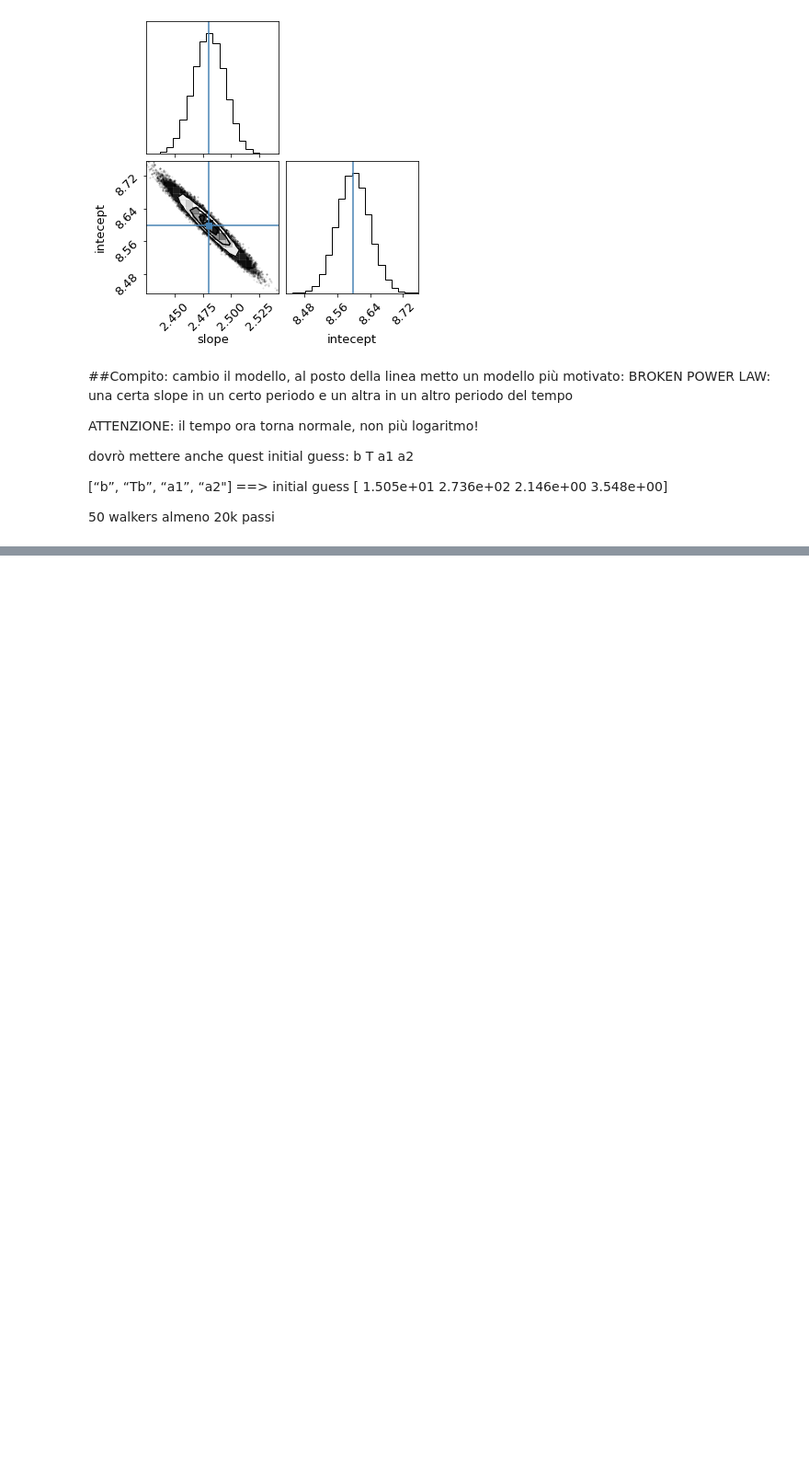
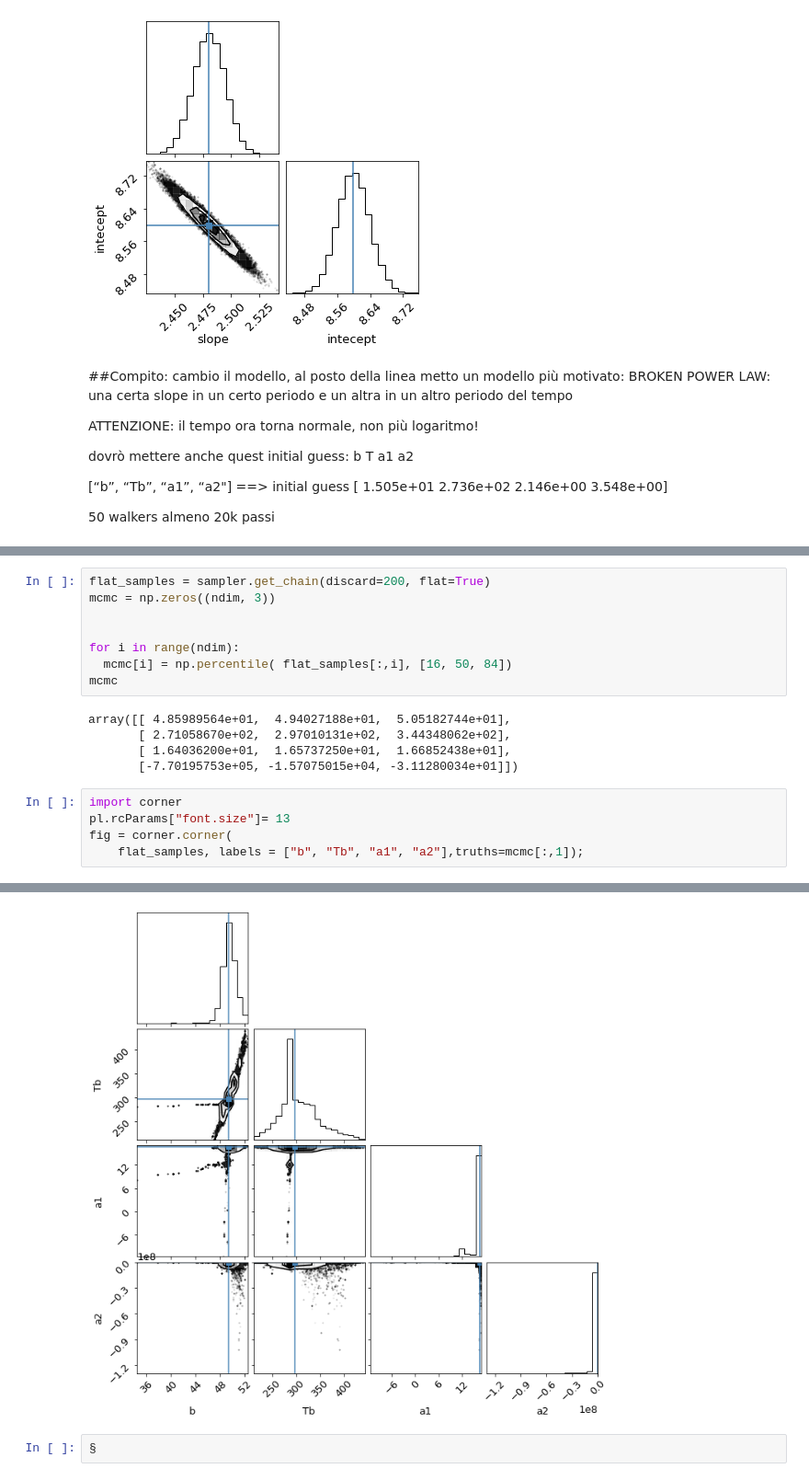
Before and after one commit to FrancescoZanni/MLPNS_FZanni, a Jupyter notebook: FittingLineToGRBAfterglows_instructionsEsercitazioneWeek3.ipynb, the cells around one changed output, grey strips where cells are left out. Shown at 92% size. Saved outputs shown, nothing was run; the diff lists cells and outputs as text; blank space fills up the shorter version.

```diff
--- a/FittingLineToGRBAfterglows_instructionsEsercitazioneWeek3.ipynb
+++ b/FittingLineToGRBAfterglows_instructionsEsercitazioneWeek3.ipynb
@@ -633,0 +704,19 @@ almeno 20k passi
+# %%
+flat_samples = sampler.get_chain(discard=200, flat=True)
+mcmc = np.zeros((ndim, 3))
+
+
+for i in range(ndim):
+  mcmc[i] = np.percentile( flat_samples[:,i], [16, 50, 84])
+mcmc
+# %% [output]
+array([[ 4.85989564e+01,  4.94027188e+01,  5.05182744e+01],
+       [ 2.71058670e+02,  2.97010131e+02,  3.44348062e+02],
+       [ 1.64036200e+01,  1.65737250e+01,  1.66852438e+01],
+       [-7.70195753e+05, -1.57075015e+04, -3.11280034e+01]])
+# %%
+import corner
+pl.rcParams["font.size"]= 13
+fig = corner.corner(
+    flat_samples, labels = ["b", "Tb", "a1", "a2"],truths=mcmc[:,1]);
+# %% [output]
@@ -633,0 +726,3 @@ almeno 20k passi
+[figure, added]
+# %%
+§
```
Also changed, not shown: parts of 11 cells of this notebook.
